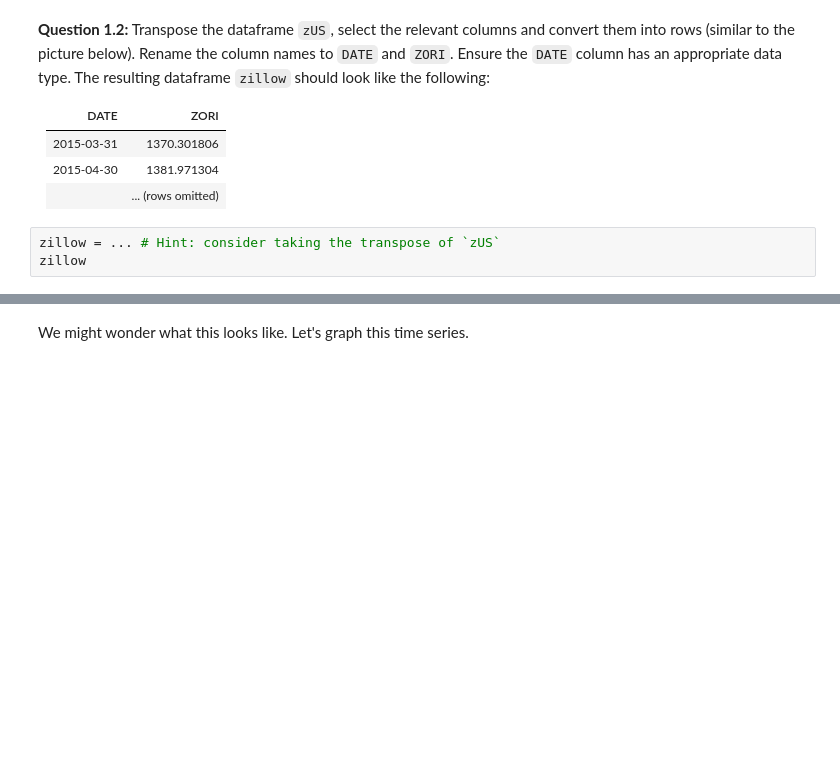
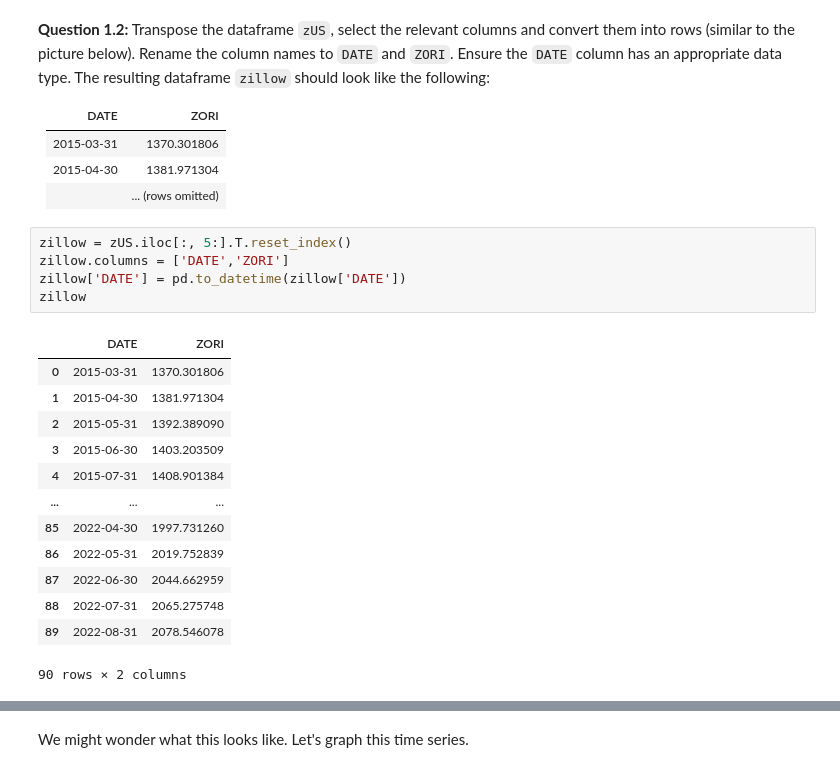
Before and after one commit to johanoelgaard/ECON148, a Jupyter notebook: lab/lab09/lab09.ipynb, the cells around one changed output, grey strips where cells are left out. Saved outputs shown, nothing was run; the diff lists cells and outputs as text; blank space fills up the shorter version.

```diff
--- a/lab/lab09/lab09.ipynb
+++ b/lab/lab09/lab09.ipynb
@@ -49,7 +67,23 @@ We notice that the dates in the timeseries actually start from the 6th entry in
 | 2015-04-30 | 1381.971304 |
 |  | ... (rows omitted) |
 # %%
-zillow = ... # Hint: consider taking the transpose of `zUS`
+zillow = zUS.iloc[:, 5:].T.reset_index()
+zillow.columns = ['DATE','ZORI']
+zillow['DATE'] = pd.to_datetime(zillow['DATE'])
 zillow
+# %% [output]
+|  | DATE | ZORI |
+| 0 | 2015-03-31 | 1370.301806 |
+| 1 | 2015-04-30 | 1381.971304 |
+| 2 | 2015-05-31 | 1392.389090 |
+| 3 | 2015-06-30 | 1403.203509 |
+| 4 | 2015-07-31 | 1408.901384 |
+| ... | ... | ... |
+| 85 | 2022-04-30 | 1997.731260 |
+| 86 | 2022-05-31 | 2019.752839 |
+| 87 | 2022-06-30 | 2044.662959 |
+| 88 | 2022-07-31 | 2065.275748 |
+| 89 | 2022-08-31 | 2078.546078 |
+90 rows × 2 columns
 # %%
 grader.check("q1_2")
```
Also changed, not shown: parts of 58 cells of this notebook, 3 other files.
